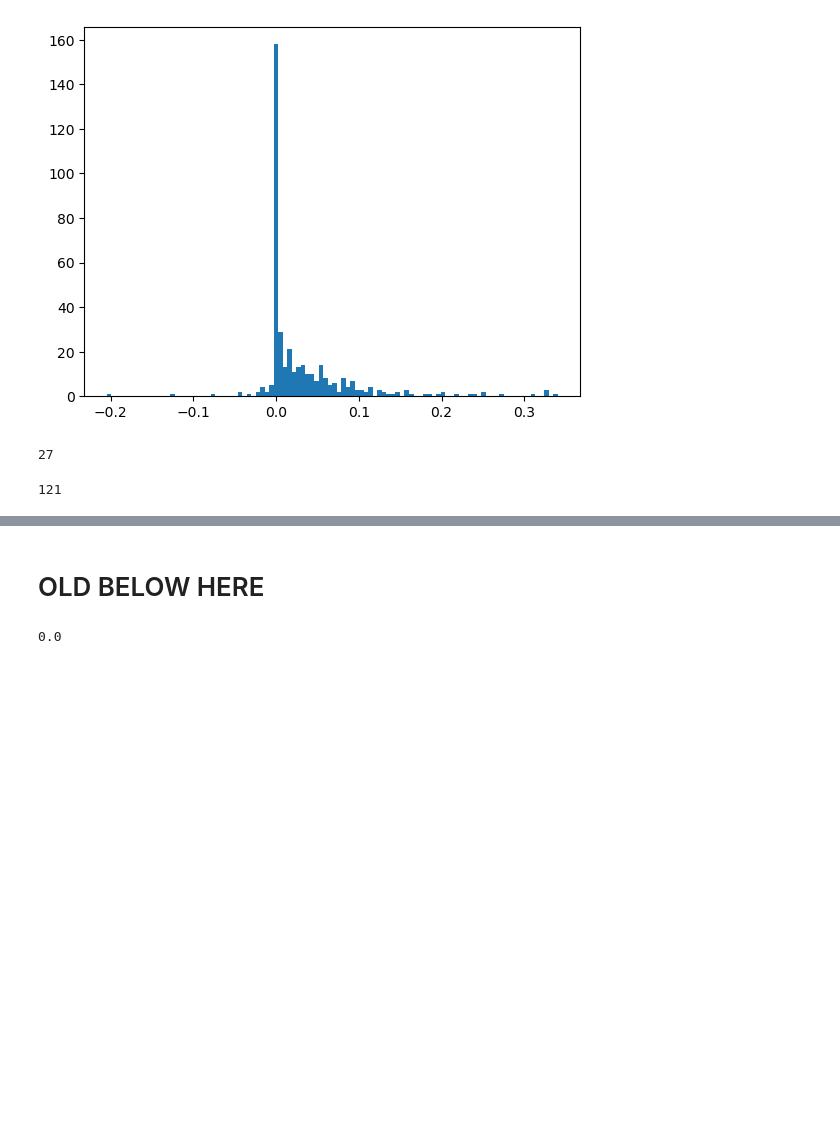
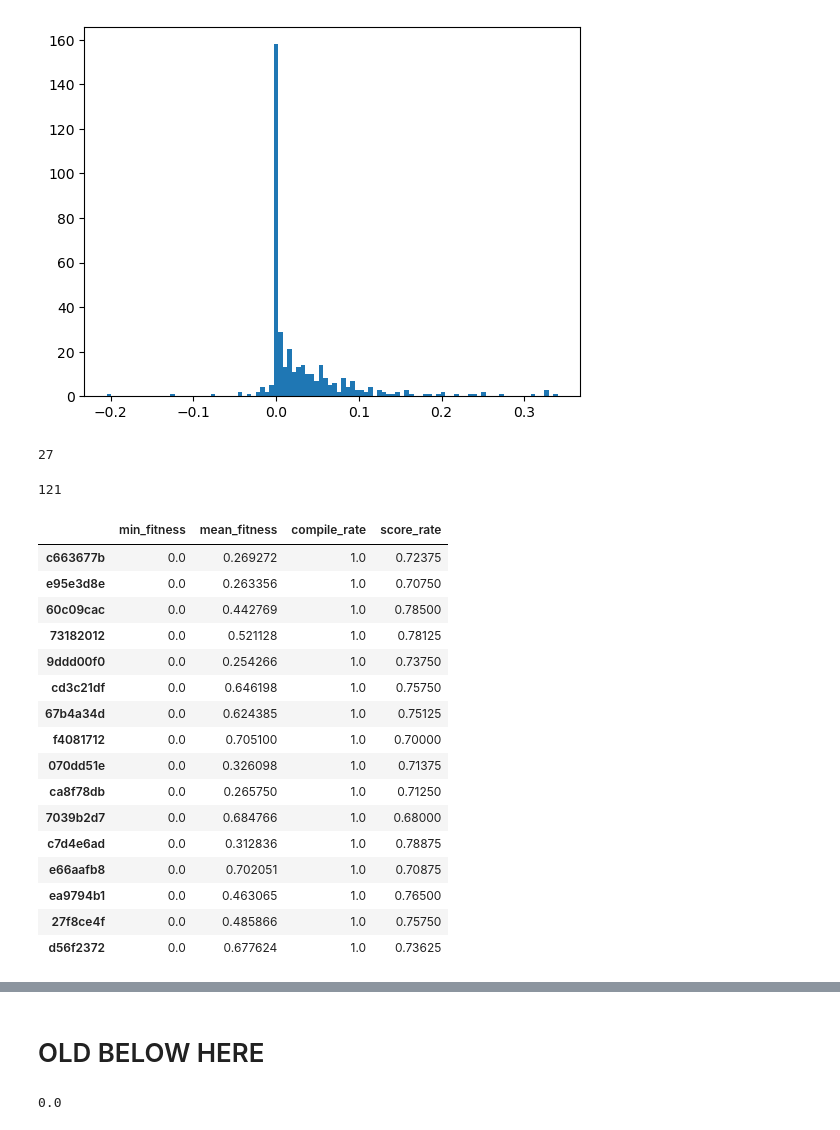
Before and after one commit to AmziJeffs/ARCPrize2024, a Jupyter notebook: genetic algorithm/fitness data charts.ipynb, the cells around one changed output, grey strips where cells are left out. Cells and saved outputs as stored; diff of their text form; code cells hidden in the pictures; blank space fills up the shorter version.

```diff
--- a/genetic algorithm/fitness data charts.ipynb
+++ b/genetic algorithm/fitness data charts.ipynb
@@ -221,3 +330,23 @@ plt.show()
 (v5_diffs == 0).sum()
 # %% [output]
 121
+# %%
+baseline_summary.iloc[:16]
+# %% [output]
+|  | min_fitness | mean_fitness | compile_rate | score_rate |
+| c663677b | 0.0 | 0.269272 | 1.0 | 0.72375 |
+| e95e3d8e | 0.0 | 0.263356 | 1.0 | 0.70750 |
+| 60c09cac | 0.0 | 0.442769 | 1.0 | 0.78500 |
+| 73182012 | 0.0 | 0.521128 | 1.0 | 0.78125 |
+| 9ddd00f0 | 0.0 | 0.254266 | 1.0 | 0.73750 |
+| cd3c21df | 0.0 | 0.646198 | 1.0 | 0.75750 |
+| 67b4a34d | 0.0 | 0.624385 | 1.0 | 0.75125 |
+| f4081712 | 0.0 | 0.705100 | 1.0 | 0.70000 |
+| 070dd51e | 0.0 | 0.326098 | 1.0 | 0.71375 |
+| ca8f78db | 0.0 | 0.265750 | 1.0 | 0.71250 |
+| 7039b2d7 | 0.0 | 0.684766 | 1.0 | 0.68000 |
+| c7d4e6ad | 0.0 | 0.312836 | 1.0 | 0.78875 |
+| e66aafb8 | 0.0 | 0.702051 | 1.0 | 0.70875 |
+| ea9794b1 | 0.0 | 0.463065 | 1.0 | 0.76500 |
+| 27f8ce4f | 0.0 | 0.485866 | 1.0 | 0.75750 |
+| d56f2372 | 0.0 | 0.677624 | 1.0 | 0.73625 |
```
Also changed, not shown: parts of 17 cells of this notebook.
